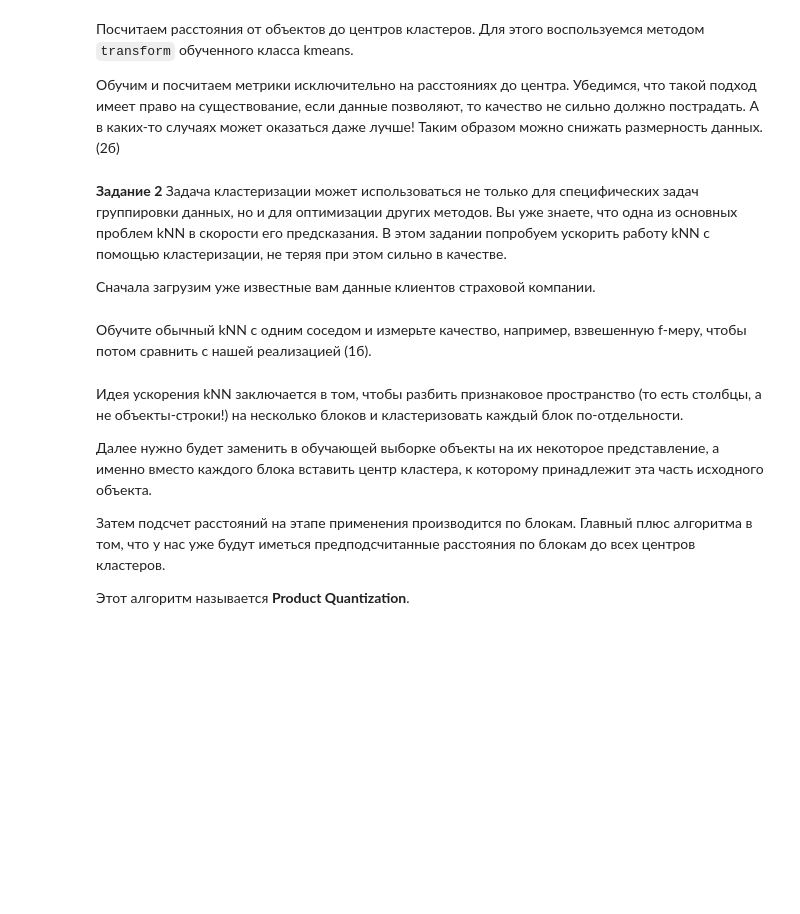
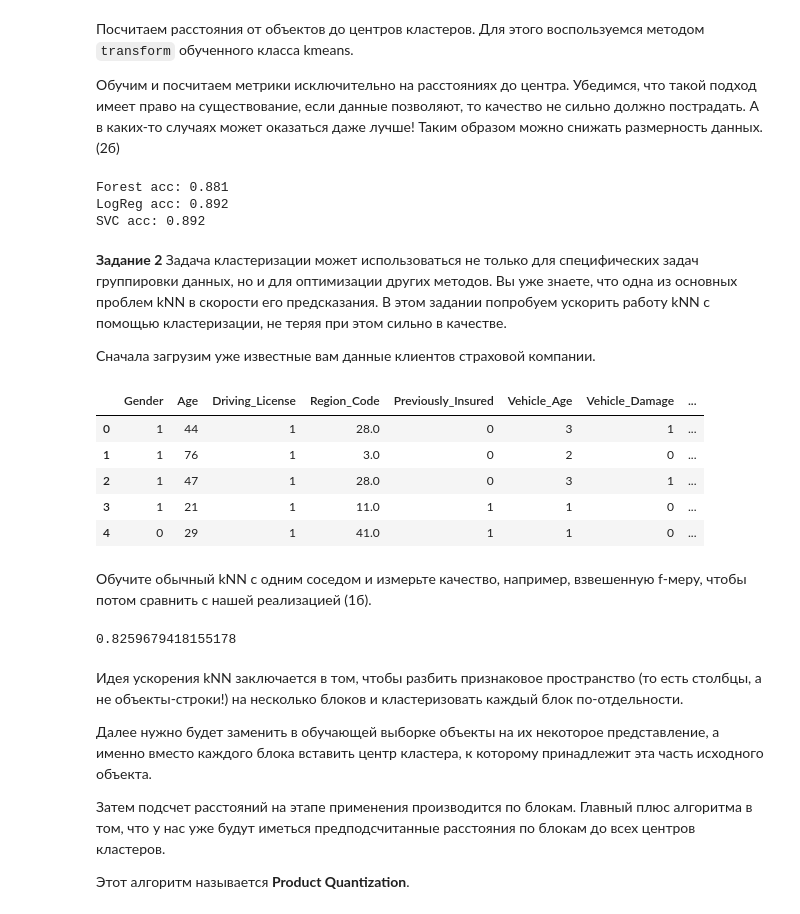
Before and after one commit to gavlique/Karpov_DS, a Jupyter notebook: ml/HW_21_Clustering.ipynb, the cells around one changed output. Drawn from its saved outputs; the diff is of its cells as text; code cells hidden in the pictures; blank space fills up the shorter version.

```diff
--- a/ml/HW_21_Clustering.ipynb
+++ b/ml/HW_21_Clustering.ipynb
@@ -128,10 +126,39 @@ SVC acc: 0.892
+# %%
+### Your code is here
+dist_train = kmeans.transform(X_train_sc)
+dist_test = kmeans.transform(X_test_sc)
+
+forest_est = RandomForestClassifier(random_state=1)
+forest_est.fit(dist_train, y_train)
+print(f'Forest acc: {accuracy_score(y_test, forest_est.predict(dist_test)):.3f}')
+
+lr_est = LogisticRegression(random_state=1)
+lr_est.fit(dist_train, y_train)
+print(f'LogReg acc: {accuracy_score(y_test, lr_est.predict(dist_test)):.3f}')
+
+svc_est = LinearSVC(random_state=1)
+svc_est.fit(dist_train, y_train)
+print(f'SVC acc: {accuracy_score(y_test, svc_est.predict(dist_test)):.3f}')
+# %% [output]
+Forest acc: 0.881
+LogReg acc: 0.892
+SVC acc: 0.892
 # %% [markdown]
 **Задание 2** Задача кластеризации может использоваться не только для специфических задач группировки данных, но и для оптимизации других методов. Вы уже знаете, что одна из основных проблем kNN в скорости его предсказания. В этом задании попробуем ускорить работу kNN с помощью кластеризации, не теряя при этом сильно в качестве.
 
 Сначала загрузим уже известные вам данные клиентов страховой компании.
 # %%
-data = pd.read_csv('processed_vehicle_inssurance.csv')
+import os
+
+data = pd.read_csv(os.path.dirname(os.path.dirname(os.getcwd())) + '/' + 'processed_vehicle_inssurance.csv')
 data.head()
+# %% [output]
+|  | Gender | Age | Driving_License | Region_Code | Previously_Insured | Vehicle_Age | Vehicle_Damage | ... |
+| 0 | 1 | 44 | 1 | 28.0 | 0 | 3 | 1 | ... |
+| 1 | 1 | 76 | 1 | 3.0 | 0 | 2 | 0 | ... |
+| 2 | 1 | 47 | 1 | 28.0 | 0 | 3 | 1 | ... |
+| 3 | 1 | 21 | 1 | 11.0 | 1 | 1 | 0 | ... |
+| 4 | 0 | 29 | 1 | 41.0 | 1 | 1 | 0 | ... |
 # %%
 ### Разделим выборку на трейн-тест
 
@@ -157,3 +182,13 @@ X_test = scaler.transform(X_test)
+# %%
+### Your code is here
+from sklearn.neighbors import KNeighborsClassifier
+from sklearn.metrics import f1_score
+
+knn = KNeighborsClassifier(n_neighbors=1)
+knn.fit(X_train, y_train)
+f1_score(y_test, knn.predict(X_test), average='weighted')
+# %% [output]
+0.8259679418155178
 # %% [markdown]
 Идея ускорения kNN заключается в том, чтобы разбить признаковое пространство (то есть столбцы, а не объекты-строки!) на несколько блоков и кластеризовать каждый блок по-отдельности.
 
```
Also changed, not shown: parts of 2 cells of this notebook.
